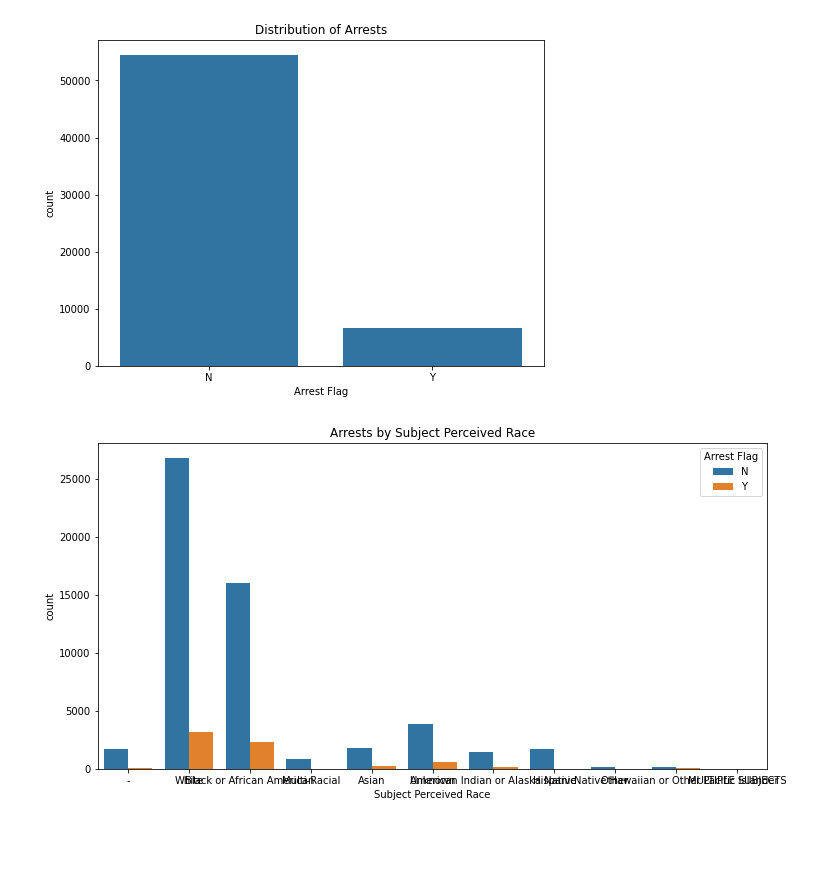
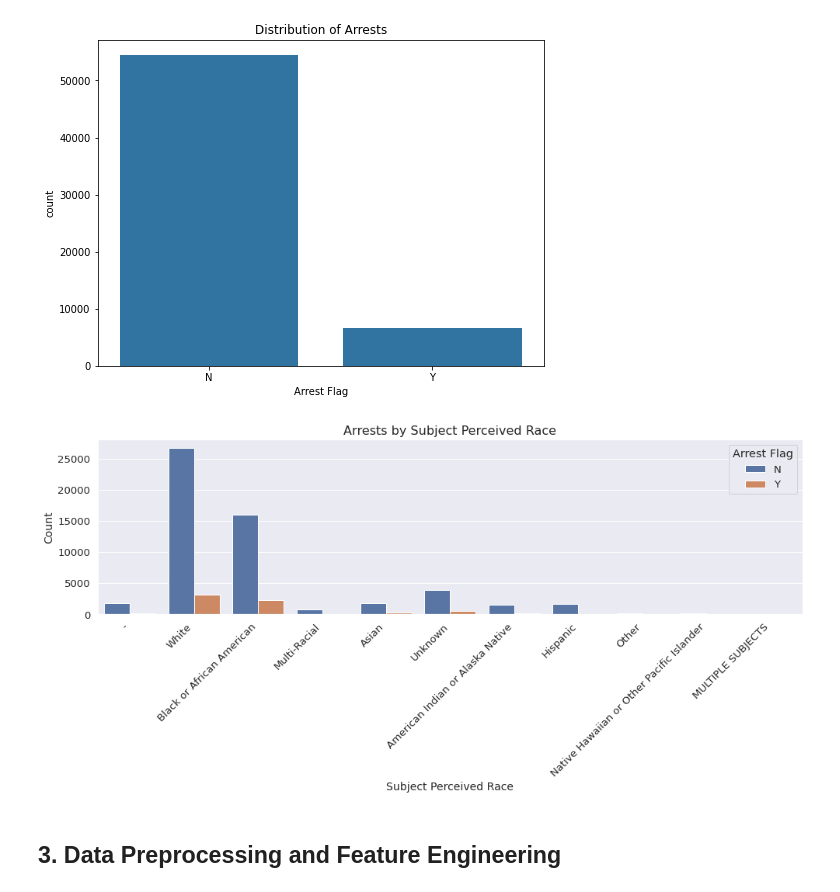
Before and after one commit to AlexIrungu/dsc-phase3-pro, a Jupyter notebook: index.ipynb, the cells around one changed output. Cells and saved outputs as stored; diff of their text form; code cells hidden in the pictures; blank space fills up the shorter version.

Commit message:
fixed arrests perceived by race visualization, started on data preprocessing and feature engineering, split the data, scaled numerical features

```diff
--- a/index.ipynb
+++ b/index.ipynb
@@ -87,9 +87,28 @@ plt.show()
 [figure]
 # %%
 # Examine the relationship between subject perceived race and arrest flag
-plt.figure(figsize=(12, 6))
-sns.countplot(x='Subject Perceived Race', hue='Arrest Flag', data=df)
-plt.title('Arrests by Subject Perceived Race')
+# Adjust the plot size and font size
+plt.figure(figsize=(14, 7))
+sns.set(font_scale=1.2)
+
+# Create the countplot with improved aesthetics
+sns.countplot(x='Subject Perceived Race', hue='Arrest Flag', data=df, palette='deep')
+
+# Rotate x-axis labels for better readability
+plt.xticks(rotation=45, ha='right')
+
+# Add title and labels with improved font size
+plt.title('Arrests by Subject Perceived Race', fontsize=16)
+plt.xlabel('Subject Perceived Race', fontsize=14)
+plt.ylabel('Count', fontsize=14)
+
+# Move the legend to a more suitable position
+plt.legend(title='Arrest Flag', loc='upper right')
+
+# Display the plot
+plt.tight_layout()
 plt.show()
 # %% [output]
-[figure, old version]
+[figure, new version]
+# %% [markdown]
+## 3. Data Preprocessing and Feature Engineering
```
Also changed, not shown: parts of 7 cells of this notebook.
